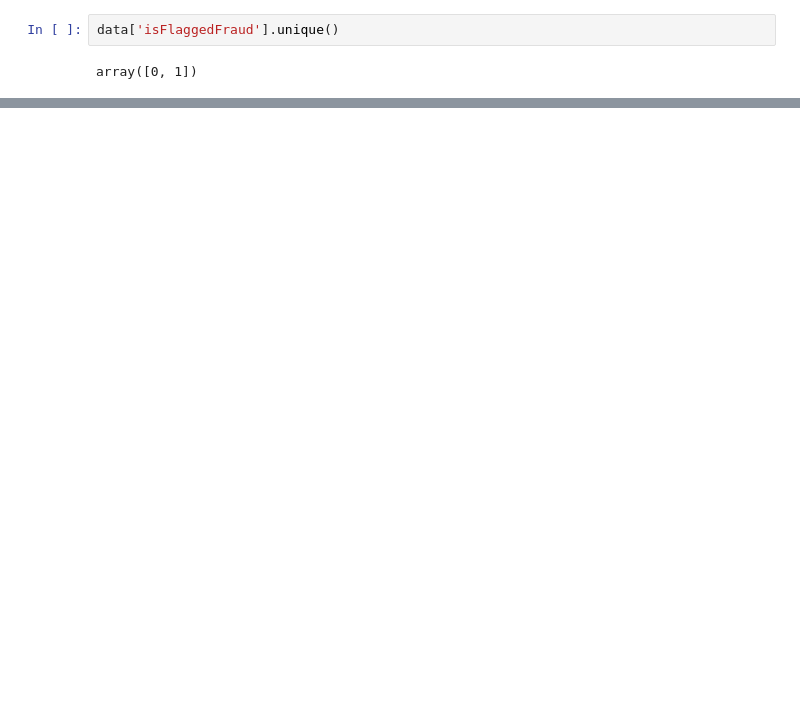
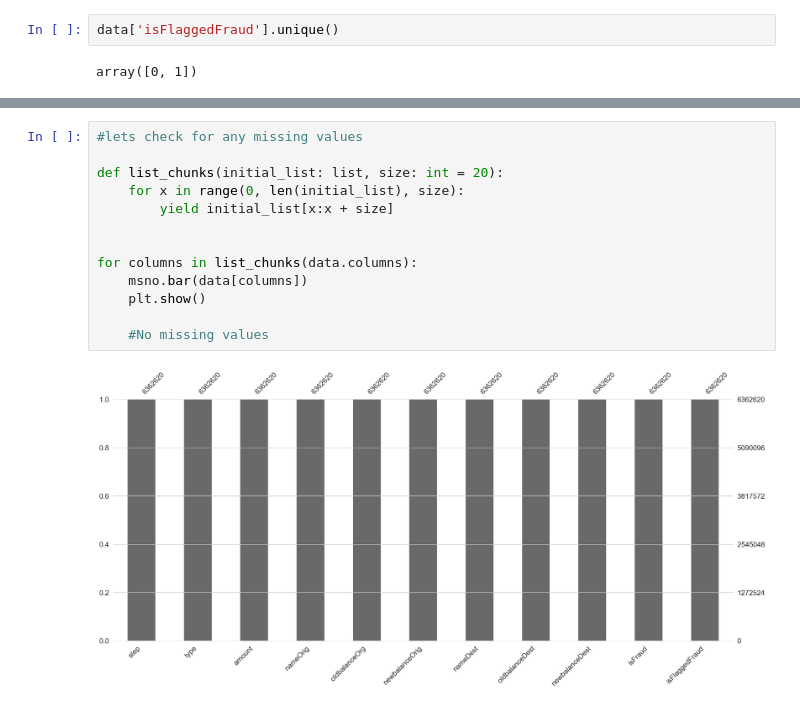
Before and after one commit to gamingflexer/detect-bank-frauds, a Jupyter notebook: basic.ipynb, the cells around one changed output, grey strips where cells are left out. Cells and saved outputs as stored; diff of their text form; blank space fills up the shorter version.

```diff
--- a/basic.ipynb
+++ b/basic.ipynb
@@ -13,0 +90,15 @@ array([0, 1])
+# %%
+#lets check for any missing values
+
+def list_chunks(initial_list: list, size: int = 20):
+    for x in range(0, len(initial_list), size):
+        yield initial_list[x:x + size]
+
+
+for columns in list_chunks(data.columns):
+    msno.bar(data[columns])
+    plt.show()
+
+    #No missing values
+# %% [output]
+[figure, added]
```
Also changed, not shown: parts of 16 cells of this notebook.
